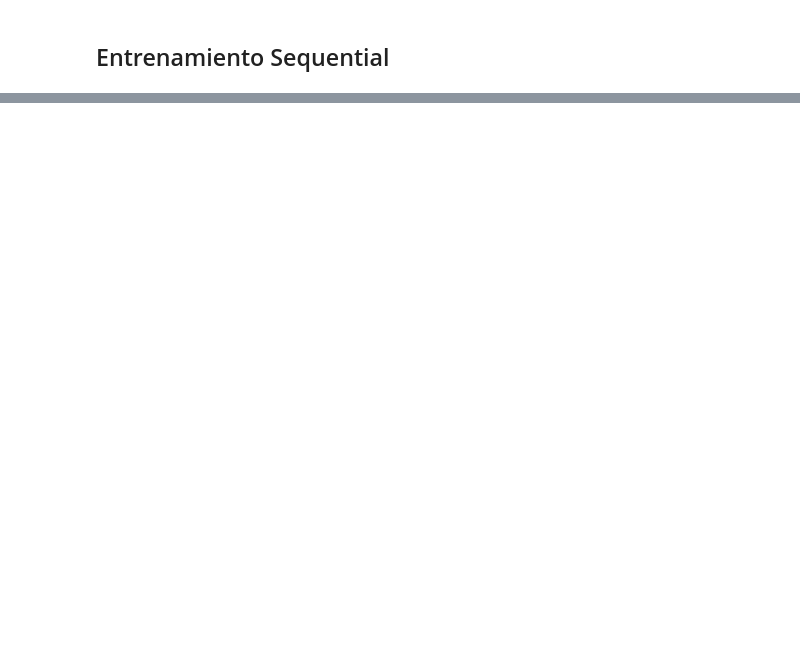
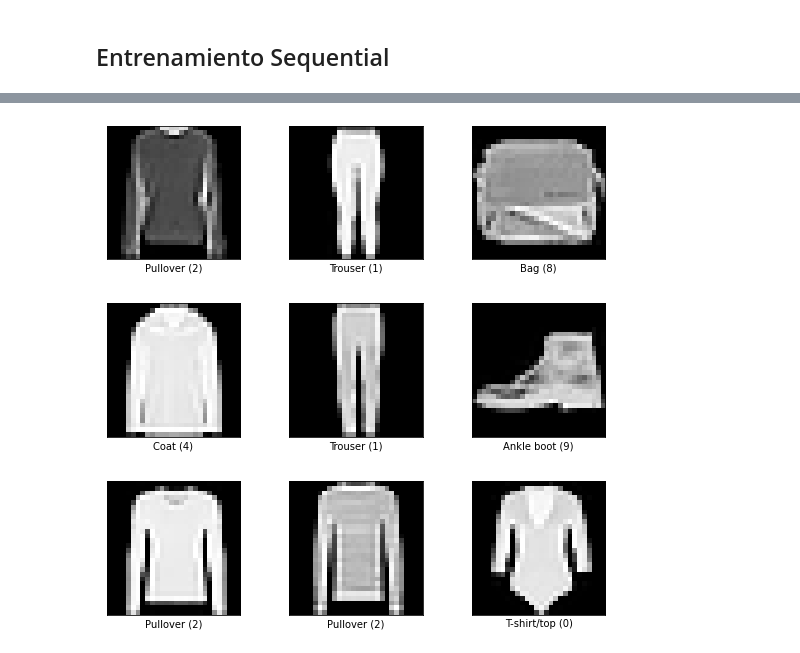
Before and after one commit to Maestria-en-Ciencia-de-datos-HWTNM/repo_curso_tf2_2022_2, a Jupyter notebook: clases/clase_notebook.ipynb, the cells around one changed output, grey strips where cells are left out. Drawn from its saved outputs; the diff is of its cells as text; code cells hidden in the pictures; blank space fills up the shorter version.

```diff
--- a/clases/clase_notebook.ipynb
+++ b/clases/clase_notebook.ipynb
@@ -2179,0 +2090,9 @@ _________________________________________________________________
+# %%
+(ds_train_mnist,ds_val_mnist, ds_test_mnist), ds_info_mnist = tfds.load(
+    name = 'fashion_mnist',
+    split=['train[:40%]','train[40%:45%]', 'test[:60%]'],
+    as_supervised=True,
+    with_info=True)
+fig = tfds.show_examples(ds_train_mnist, ds_info_mnist)
+# %% [output]
+[figure, added]
```
Also changed, not shown: parts of 379 cells of this notebook, 2 other files.
